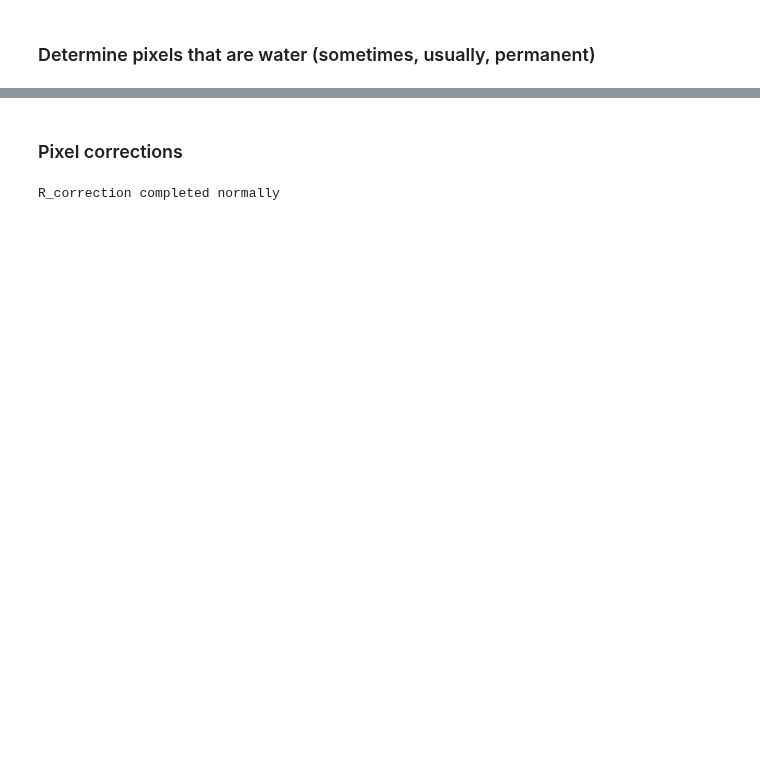
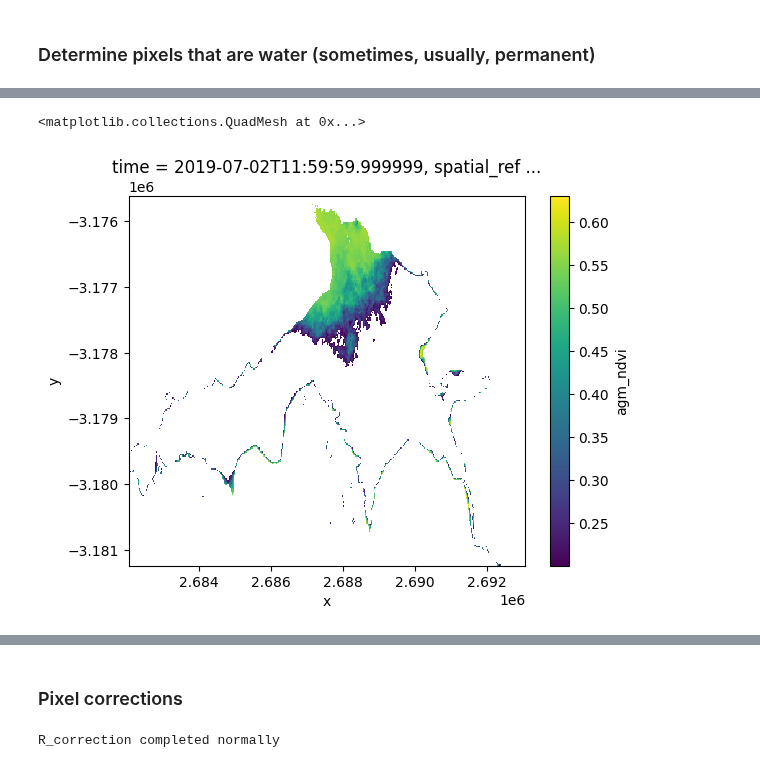
Before and after one commit to vikineema/deafrica_water_quality, a Jupyter notebook: WP1.2/WQ package 1.2.ipynb, the cells around one changed output, grey strips where cells are left out. Drawn from its saved outputs; the diff is of its cells as text; code cells hidden in the pictures; blank space fills up the shorter version.

```diff
--- a/WP1.2/WQ package 1.2.ipynb
+++ b/WP1.2/WQ package 1.2.ipynb
@@ -167,0 +352,5 @@ ds   = water_analysis(ds,
+# %%
+ds.where(ds.wofs_5yr_freq>.45).where(ds.agm_ndvi>0.2).isel(time=19).agm_ndvi.plot()
+# %% [output]
+<matplotlib.collections.QuadMesh at 0x...>
+[figure, added]
```
Also changed, not shown: parts of 20 cells of this notebook.
